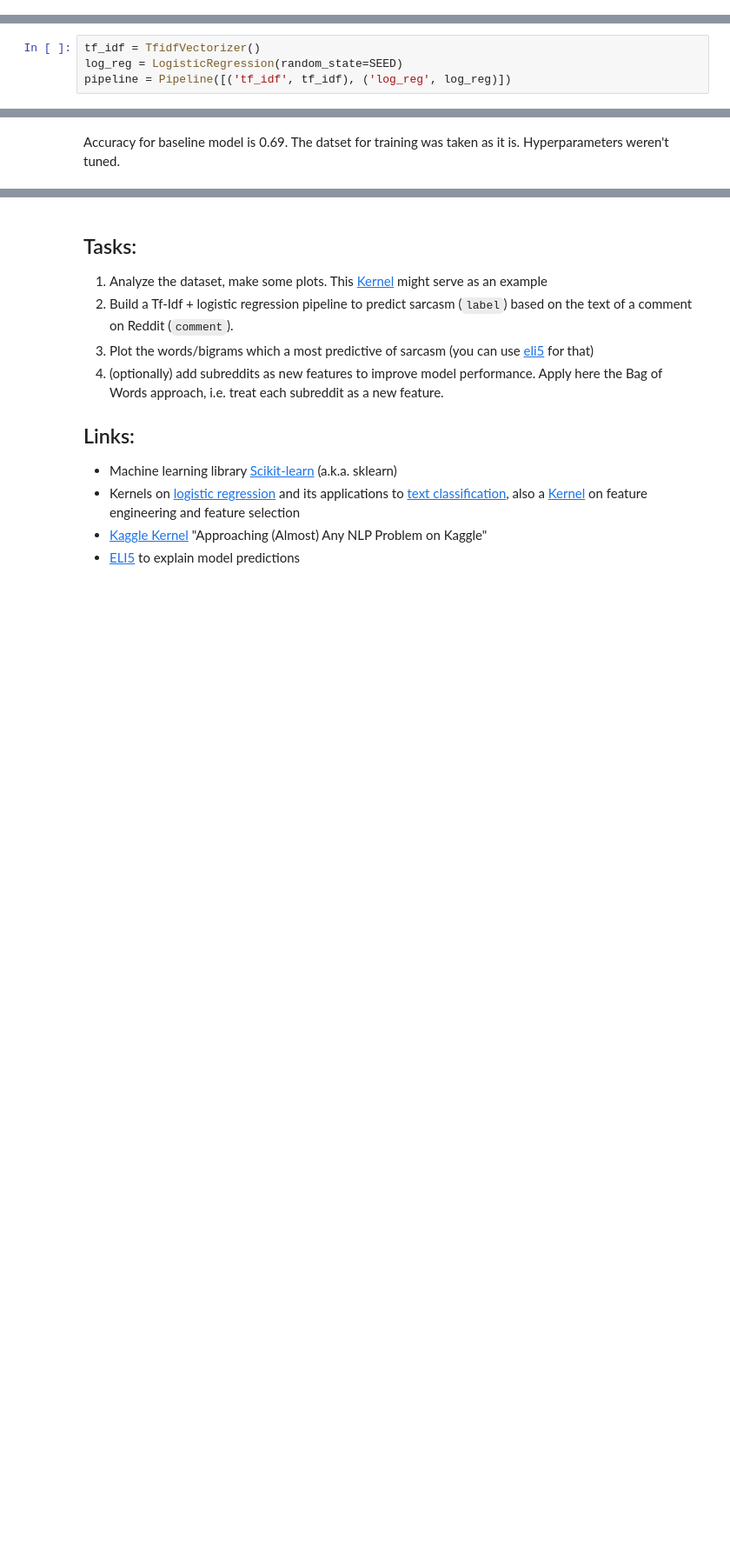
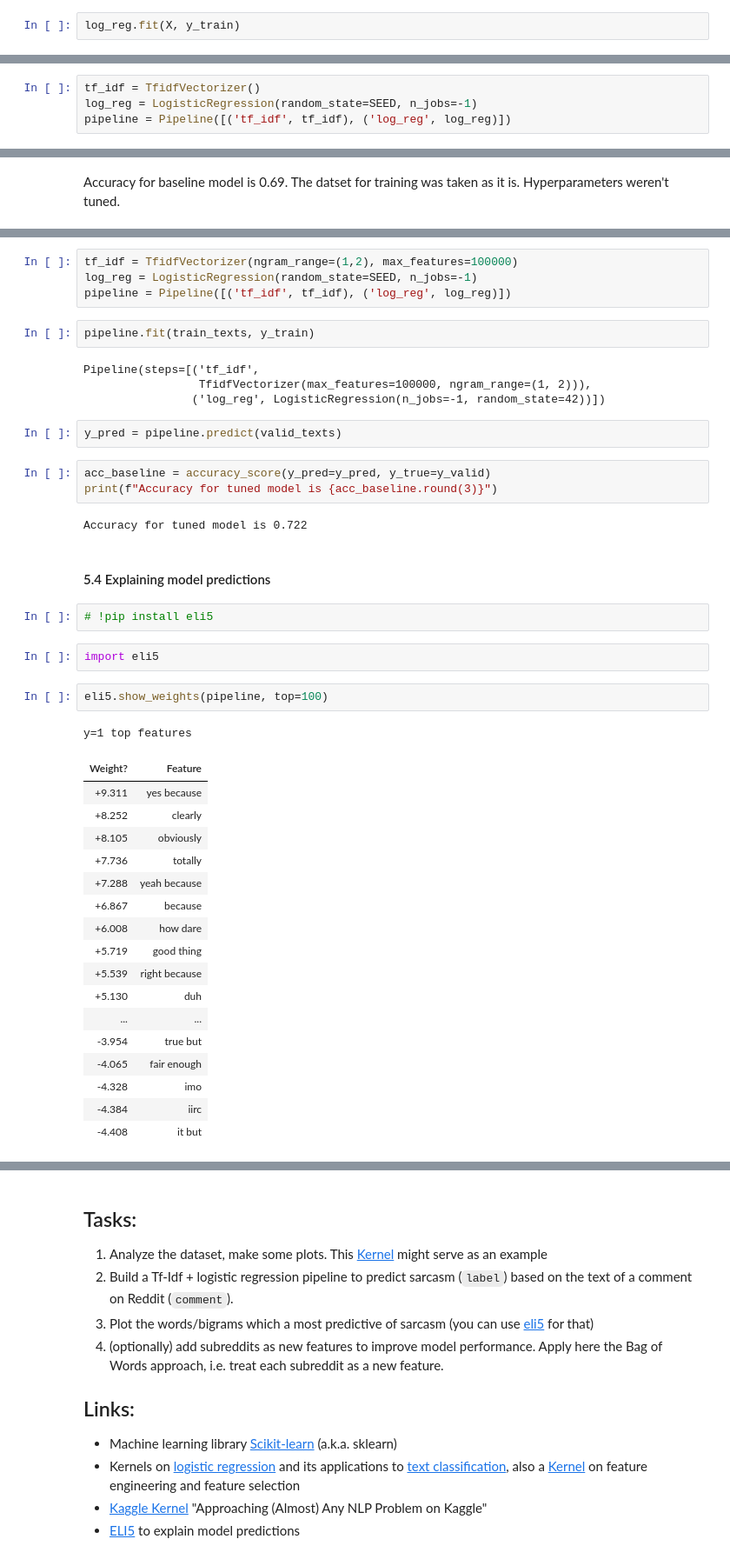
Before and after one commit to Extremesarova/experiments, a Jupyter notebook: ods_mlcourse_ai/topic4_linear_models/a4-demo-sarcasm-detection-with-logit.ipynb, the cells around one changed output, grey strips where cells are left out. Shown at 87% size. Cells and saved outputs as stored; diff of their text form; blank space fills up the shorter version.

```diff
--- a/ods_mlcourse_ai/topic4_linear_models/a4-demo-sarcasm-detection-with-logit.ipynb
+++ b/ods_mlcourse_ai/topic4_linear_models/a4-demo-sarcasm-detection-with-logit.ipynb
@@ -198,0 +372,2 @@ train_texts, valid_texts, y_train, y_valid = train_test_split(train_df['comment'
+# %%
+log_reg.fit(X, y_train)
@@ -199,6 +385,6 @@ train_texts, valid_texts, y_train, y_valid = train_test_split(train_df['comment'
 # %%
 tf_idf = TfidfVectorizer()
-log_reg = LogisticRegression(random_state=SEED)
+log_reg = LogisticRegression(random_state=SEED, n_jobs=-1)
 pipeline = Pipeline([('tf_idf', tf_idf), ('log_reg', log_reg)])
 # %%
 pipeline.fit(train_texts, y_train)
@@ -216,0 +443,44 @@ print(f"Accuracy for baseline model with cleaned dataset is {acc_cleaned.round(2
+# %%
+tf_idf = TfidfVectorizer(ngram_range=(1,2), max_features=100000)
+log_reg = LogisticRegression(random_state=SEED, n_jobs=-1)
+pipeline = Pipeline([('tf_idf', tf_idf), ('log_reg', log_reg)])
+# %%
+pipeline.fit(train_texts, y_train)
+# %% [output]
+Pipeline(steps=[('tf_idf',
+                 TfidfVectorizer(max_features=100000, ngram_range=(1, 2))),
+                ('log_reg', LogisticRegression(n_jobs=-1, random_state=42))])
+# %%
+y_pred = pipeline.predict(valid_texts)
+# %%
+acc_baseline = accuracy_score(y_pred=y_pred, y_true=y_valid)
+print(f"Accuracy for tuned model is {acc_baseline.round(3)}")
+# %% [output]
+Accuracy for tuned model is 0.722
+# %% [markdown]
+#### 5.4 Explaining model predictions
+# %%
+# !pip install eli5
+# %%
+import eli5
+# %%
+eli5.show_weights(pipeline, top=100)
+# %% [output]
+y=1 top features
+| Weight? | Feature |
+| +9.311 | yes because |
+| +8.252 | clearly |
+| +8.105 | obviously |
+| +7.736 | totally |
+| +7.288 | yeah because |
+| +6.867 | because |
+| +6.008 | how dare |
+| +5.719 | good thing |
+| +5.539 | right because |
+| +5.130 | duh |
+| ... | ... |
+| -3.954 | true but |
+| -4.065 | fair enough |
+| -4.328 | imo |
+| -4.384 | iirc |
+| -4.408 | it but |
```
Also changed, not shown: parts of 47 cells of this notebook.
